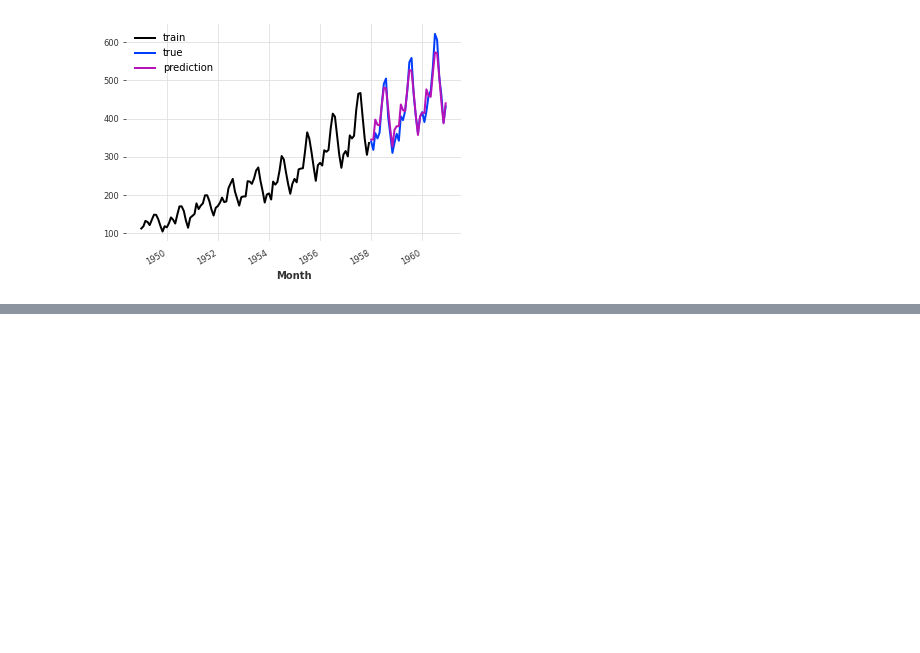
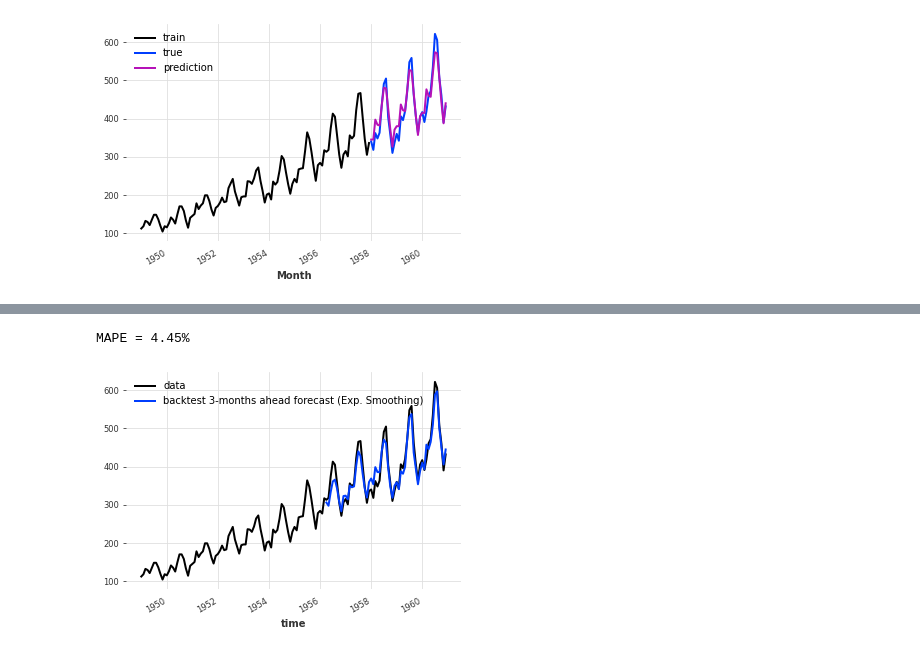
Before and after one commit to webclinic017/-daily-test, a Jupyter notebook: Darts_test.ipynb, the cells around one changed output, grey strips where cells are left out. Cells and saved outputs as stored; diff of their text form; code cells hidden in the pictures; blank space fills up the shorter version.

```diff
--- a/Darts_test.ipynb
+++ b/Darts_test.ipynb
@@ -459,0 +561,12 @@ pred_best_theta.plot(label="prediction")
+# %%
+model_es = ExponentialSmoothing()
+historical_fcast_es = model_es.historical_forecasts(
+    series, start=0.6, forecast_horizon=3, verbose=True
+)
+
+series.plot(label="data")
+historical_fcast_es.plot(label="backtest 3-months ahead forecast (Exp. Smoothing)")
+print("MAPE = {:.2f}%".format(mape(historical_fcast_es, series)))
+# %% [output]
+MAPE = 4.45%
+[figure, added]
```
Also changed, not shown: parts of 28 cells of this notebook.
